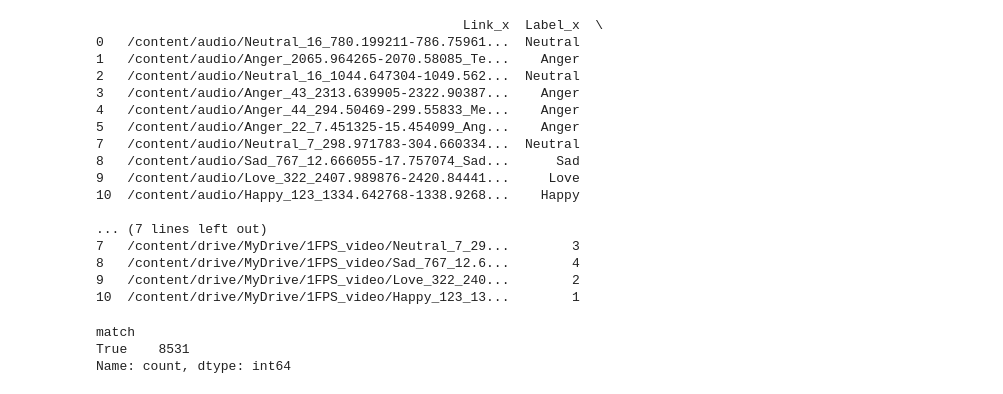
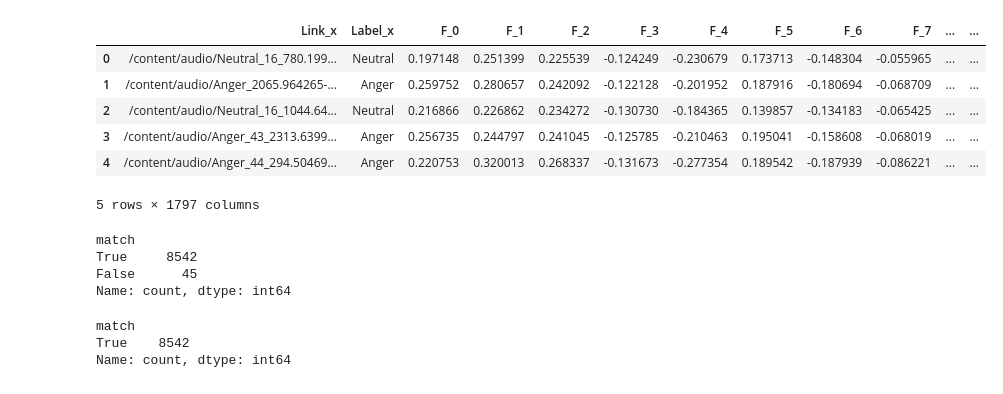
Before and after one commit to Faizan-Nawaz/UrEMONet, a Jupyter notebook: Backend/video_audio_fusion.ipynb, the cells around one changed output. Drawn from its saved outputs; the diff is of its cells as text; code cells hidden in the pictures.

```diff
--- a/Backend/video_audio_fusion.ipynb
+++ b/Backend/video_audio_fusion.ipynb
@@ -141,7 +75,7 @@ import numpy as np
 
 # 1. Load the files
 df_audio = pd.read_csv('/content/drive/MyDrive/audio_features.csv')
-df_video = pd.read_csv('/content/drive/MyDrive/Embedding /embeddings_with_targets_RNN.csv')
+df_video = pd.read_csv('/content/drive/MyDrive/videomae_features.csv')
 
 def get_clean_name(path):
     # 1. Get the filename with extension
@@ -166,43 +100,32 @@ Successfully merged 8575 samples.
-# %%
-print(df_merged[['Link_x', 'Label_x', 'Link_y', 'Label_y']].head(10))
-# %% [output]
-                                               Link_x  Label_x  \
-0   /content/audio/Neutral_16_780.199211-786.75961...  Neutral
-1   /content/audio/Anger_2065.964265-2070.58085_Te...    Anger
-2   /content/audio/Neutral_16_1044.647304-1049.562...  Neutral
-3   /content/audio/Anger_43_2313.639905-2322.90387...    Anger
-4   /content/audio/Anger_44_294.50469-299.55833_Me...    Anger
-5   /content/audio/Anger_22_7.451325-15.454099_Ang...    Anger
-7   /content/audio/Neutral_7_298.971783-304.660334...  Neutral
-8   /content/audio/Sad_767_12.666055-17.757074_Sad...      Sad
-9   /content/audio/Love_322_2407.989876-2420.84441...     Love
-10  /content/audio/Happy_123_1334.642768-1338.9268...    Happy
-
-... (7 lines left out)
-7   /content/drive/MyDrive/1FPS_video/Neutral_7_29...        3
-8   /content/drive/MyDrive/1FPS_video/Sad_767_12.6...        4
-9   /content/drive/MyDrive/1FPS_video/Love_322_240...        2
-10  /content/drive/MyDrive/1FPS_video/Happy_123_13...        1
-# %%
-label_map = {
-    'Anger': 0,
-    'Happy': 1,
-    'Love': 2,
-    'Neutral': 3,
-    'Sad': 4
-}
-
-df_merged['Label_x_encoded'] = df_merged['Label_x'].map(label_map)
+# %%
+df_merged.head()
+# %% [output]
+|  | Link_x | Label_x | F_0 | F_1 | F_2 | F_3 | F_4 | F_5 | F_6 | F_7 | ... | ... |
+| 0 | /content/audio/Neutral_16_780.199... | Neutral | 0.197148 | 0.251399 | 0.225539 | -0.124249 | -0.230679 | 0.173713 | -0.148304 | -0.055965 | ... | ... |
+| 1 | /content/audio/Anger_2065.964265-... | Anger | 0.259752 | 0.280657 | 0.242092 | -0.122128 | -0.201952 | 0.187916 | -0.180694 | -0.068709 | ... | ... |
+| 2 | /content/audio/Neutral_16_1044.64... | Neutral | 0.216866 | 0.226862 | 0.234272 | -0.130730 | -0.184365 | 0.139857 | -0.134183 | -0.065425 | ... | ... |
+| 3 | /content/audio/Anger_43_2313.6399... | Anger | 0.256735 | 0.244797 | 0.241045 | -0.125785 | -0.210463 | 0.195041 | -0.158608 | -0.068019 | ... | ... |
+| 4 | /content/audio/Anger_44_294.50469... | Anger | 0.220753 | 0.320013 | 0.268337 | -0.131673 | -0.277354 | 0.189542 | -0.187939 | -0.086221 | ... | ... |
+5 rows × 1797 columns
 # %%
-df_merged['match'] = df_merged['Label_x_encoded'] == df_merged['Label_y']
+df_merged['match'] = df_merged['Label_x'] == df_merged['Label_y']
 
 print(df_merged['match'].value_counts())
 # %% [output]
 match
-True    8531
+True     8542
+False      45
 Name: count, dtype: int64
 # %%
 df_merged = df_merged[df_merged['match'] == True]
+# %%
+df_merged['match'] = df_merged['Label_x'] == df_merged['Label_y']
+
+print(df_merged['match'].value_counts())
+# %% [output]
+match
+True    8542
+Name: count, dtype: int64
 # %%
 print(df_merged.columns)
 # %% [output]
```
Also changed, not shown: parts of 23 cells of this notebook, 2 other files.
